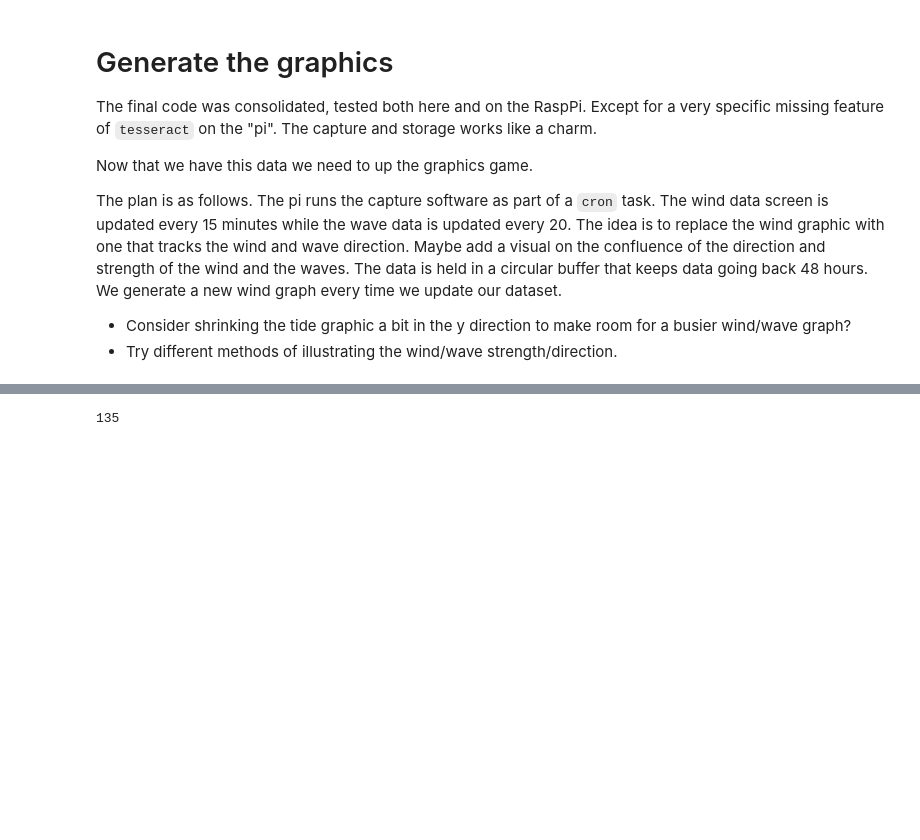
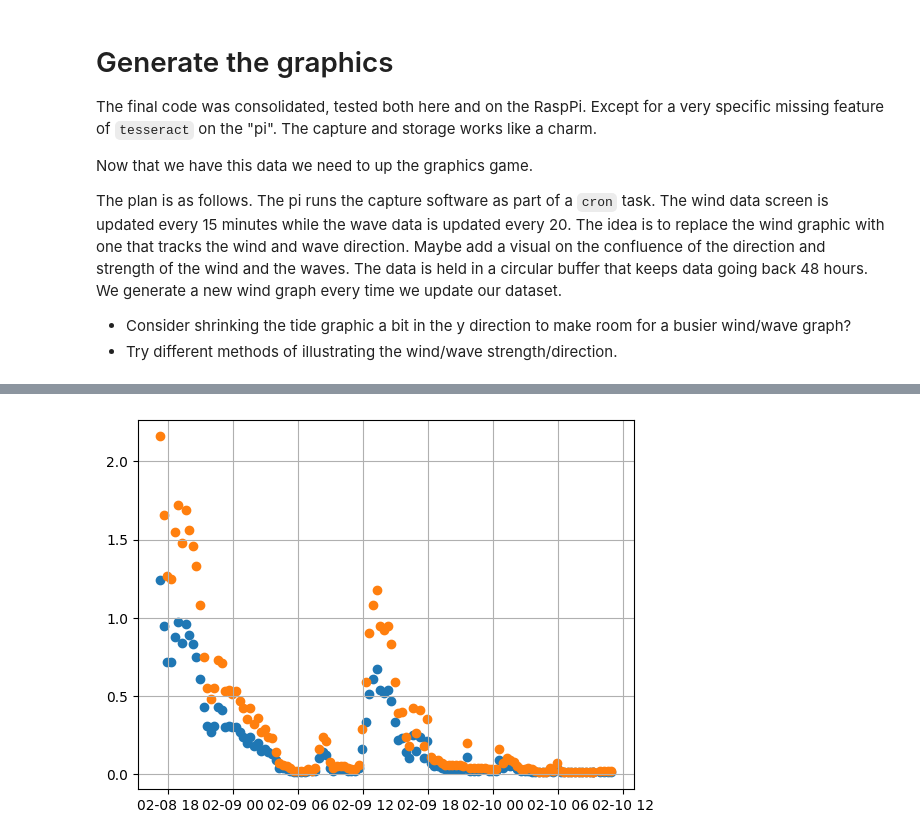
Before and after one commit to pbeeken/OCRWeatherDataCapture, a Jupyter notebook: OCRDataCapture.ipynb, the cells around one changed output, grey strips where cells are left out. Cells and saved outputs as stored; diff of their text form; code cells hidden in the pictures; blank space fills up the shorter version.

```diff
--- a/OCRDataCapture.ipynb
+++ b/OCRDataCapture.ipynb
@@ -929,0 +928,3 @@ plt.grid(True)
+# %%
+waveDF = pd.read_csv("execrocks_wave_data.csv", index_col=0, parse_dates=True)
+waveDF.head()
@@ -930,4 +939,21 @@ plt.grid(True)
 # %%
-len(timeIdx)
+# tempDF = waveDF.dropna()
+# tempDF.plot('Timestamp.1',['WaveHgtSig [ft]', 'WaveHgtMax [ft]'], kind='scatter')
+
+
+timeIdx  = waveDF.dropna().index.to_numpy()
+wavesp   = waveDF.dropna()['WaveHgtSig [ft]'].to_numpy()
+sel = wavesp>10
+wavesp[sel] = wavesp[sel]/100
+
+wavegs   = waveDF.dropna()['WaveHgtMax [ft]'].to_numpy()
+sel = wavegs>10
+wavegs[sel] = wavegs[sel]/100
+
+plt.scatter(timeIdx, wavesp)
+plt.scatter(timeIdx, wavegs)
+plt.grid(True)
+
+plt.show()
 # %% [output]
-135
+[figure, added]
```
Also changed, not shown: parts of 12 cells of this notebook, 4 other files.
